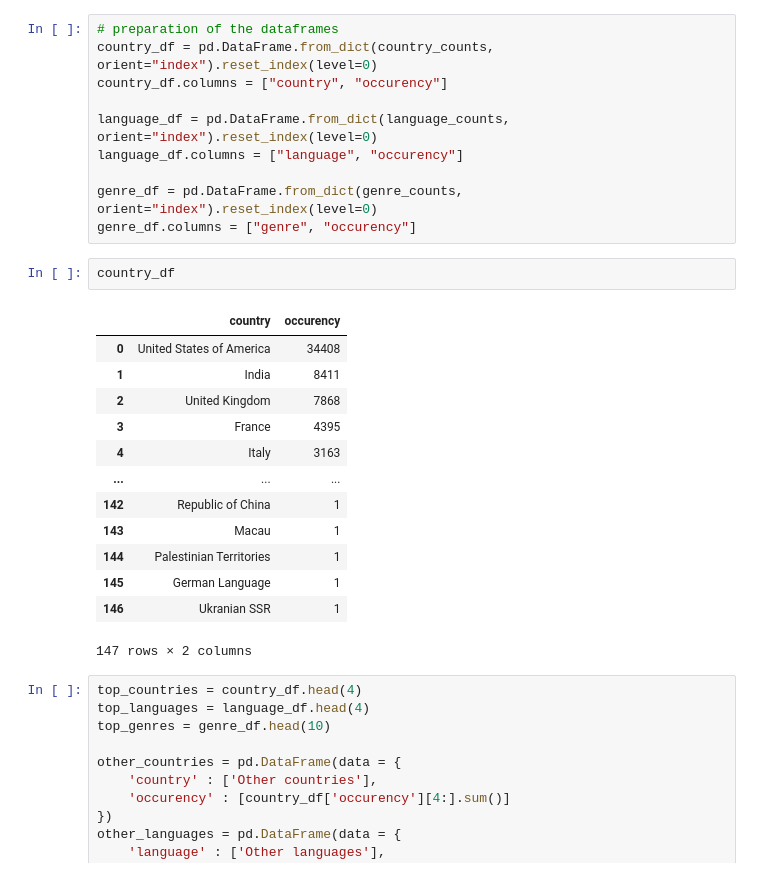
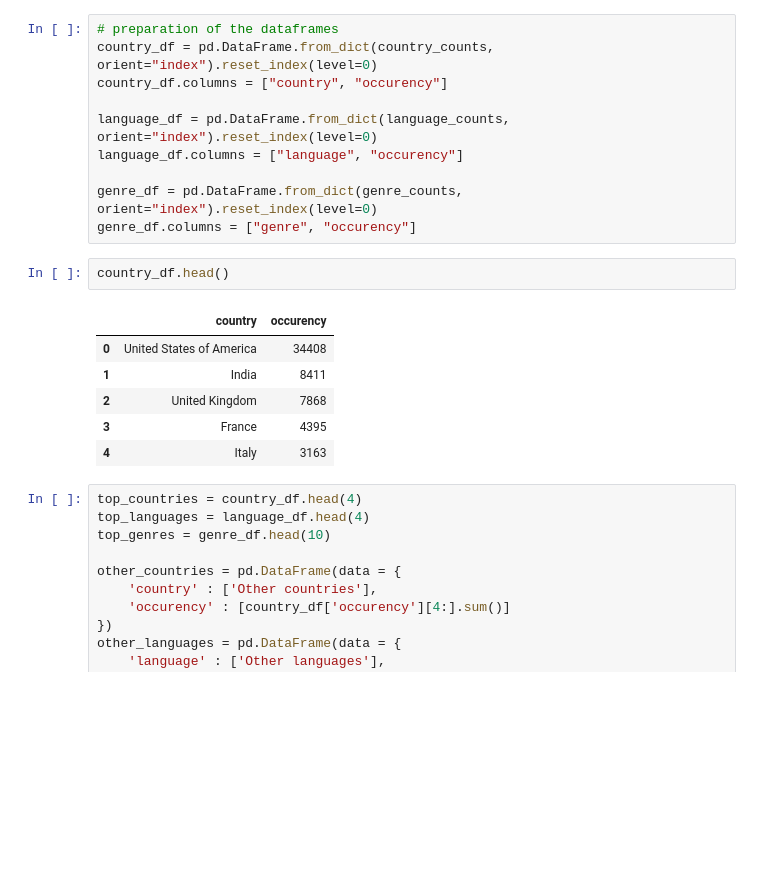
Before and after one commit to epfl-ada/ada-2022-project-r4d4r, a Jupyter notebook: Initial_analysis.ipynb, the cells around one changed output. Cells and saved outputs as stored; diff of their text form; blank space fills up the shorter version.

```diff
--- a/Initial_analysis.ipynb
+++ b/Initial_analysis.ipynb
@@ -122,21 +122,14 @@ language_df.columns = ["language", "occurency"]
 genre_df = pd.DataFrame.from_dict(genre_counts, orient="index").reset_index(level=0)
 genre_df.columns = ["genre", "occurency"]
 # %%
-country_df
+country_df.head()
 # %% [output]
 |  | country | occurency |
 | 0 | United States of America | 34408 |
 | 1 | India | 8411 |
 | 2 | United Kingdom | 7868 |
 | 3 | France | 4395 |
 | 4 | Italy | 3163 |
-| ... | ... | ... |
-| 142 | Republic of China | 1 |
-| 143 | Macau | 1 |
-| 144 | Palestinian Territories | 1 |
-| 145 | German Language | 1 |
-| 146 | Ukranian SSR | 1 |
-147 rows × 2 columns
 # %%
 top_countries = country_df.head(4)
 top_languages = language_df.head(4)
```
Also changed, not shown: parts of 1 cell of this notebook.
